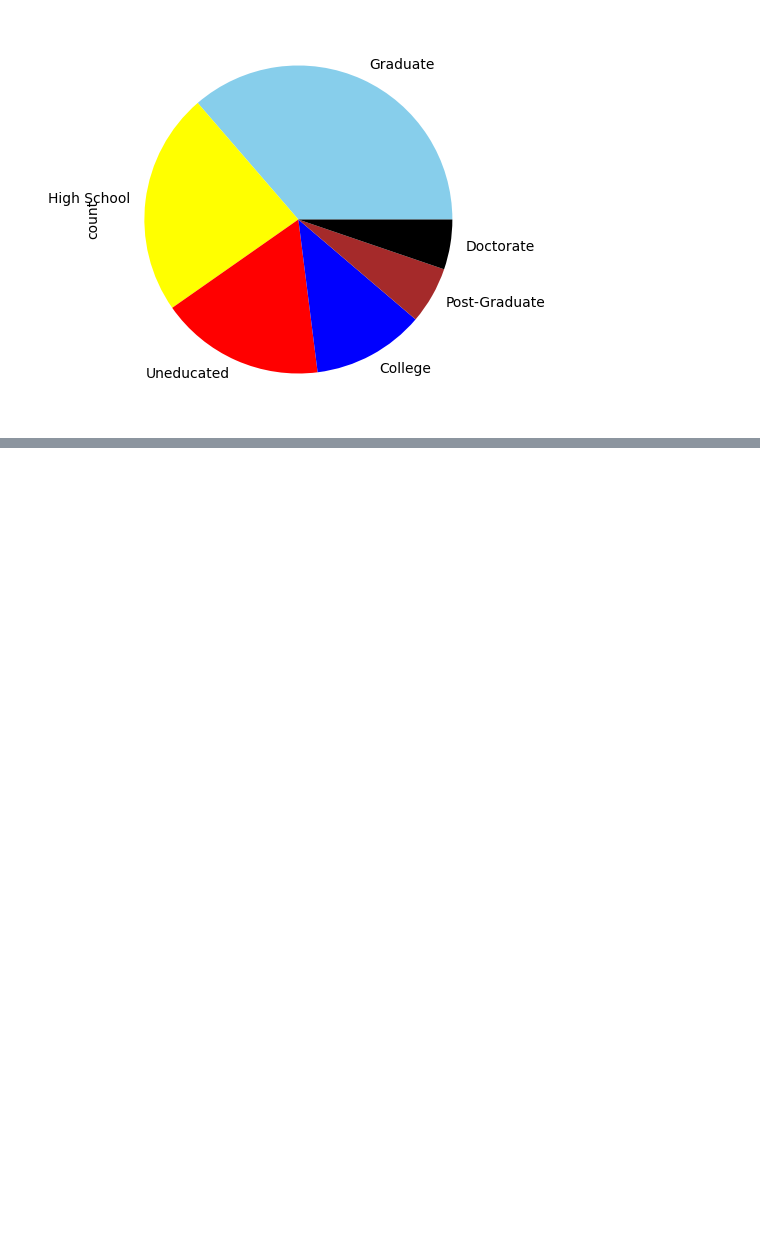
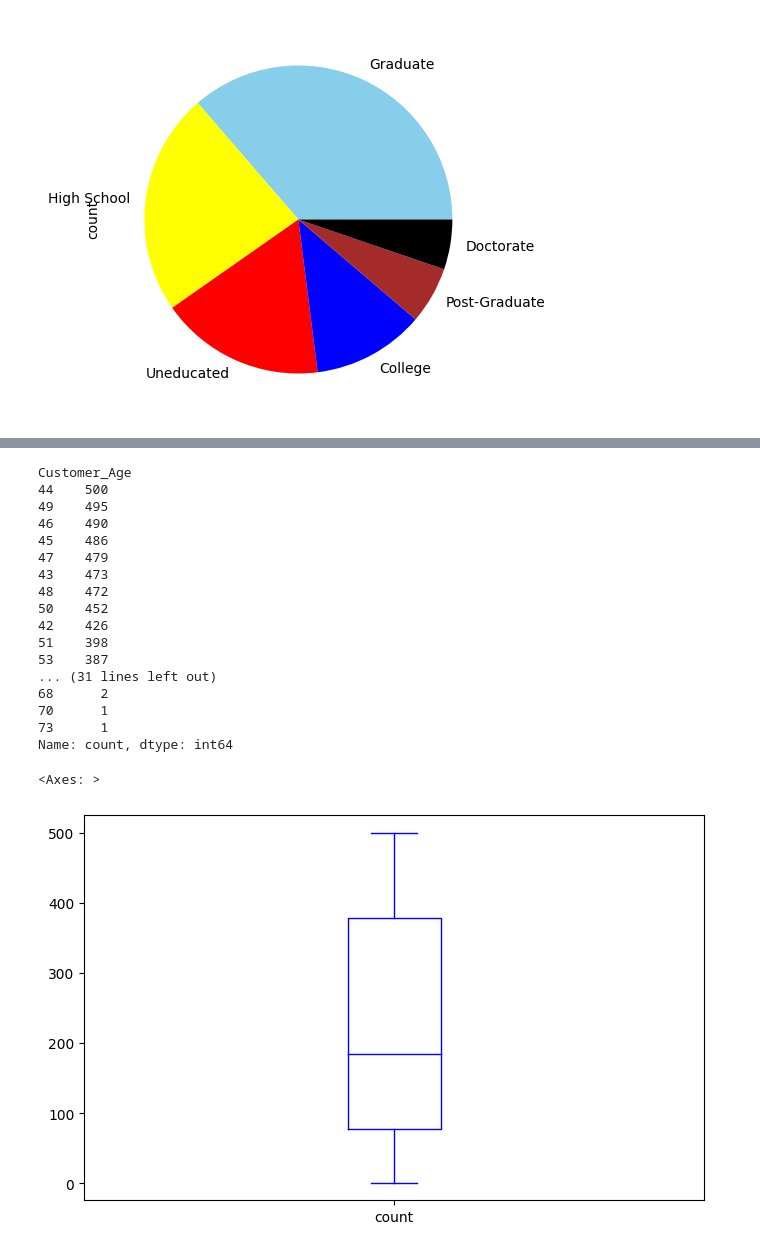
Before and after one commit to Arunava-Chakraborty/Credit_Card, a Jupyter notebook: Credit_card.ipynb, the cells around one changed output, grey strips where cells are left out. Saved outputs shown, nothing was run; the diff lists cells and outputs as text; code cells hidden in the pictures; blank space fills up the shorter version.

```diff
--- a/Credit_card.ipynb
+++ b/Credit_card.ipynb
@@ -175,0 +300,26 @@ df['Income_Category'] =df['Income_Category'].replace('Unknown', np.nan)
+# %%
+value_counts = df['Customer_Age'].value_counts()
+
+print(value_counts)
+plt.figure(figsize=(8, 5))
+value_counts.plot(kind='box', color='blue')
+# %% [output]
+Customer_Age
+44    500
+49    495
+46    490
+45    486
+47    479
+43    473
+48    472
+50    452
+42    426
+51    398
+53    387
+... (31 lines left out)
+68      2
+70      1
+73      1
+Name: count, dtype: int64
+<Axes: >
+[figure, added]
```
Also changed, not shown: parts of 8 cells of this notebook.
